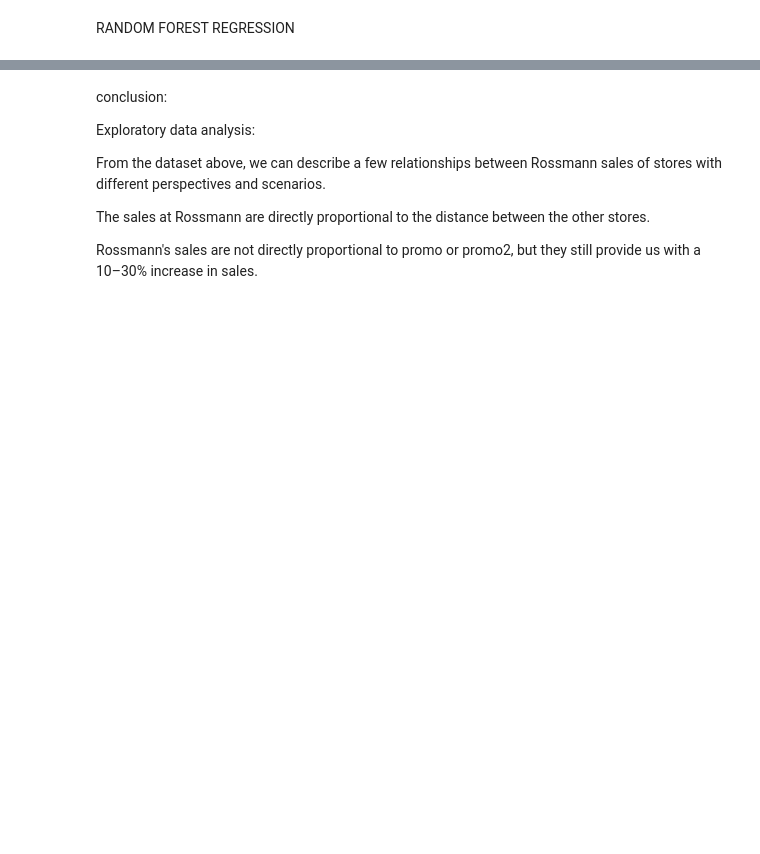
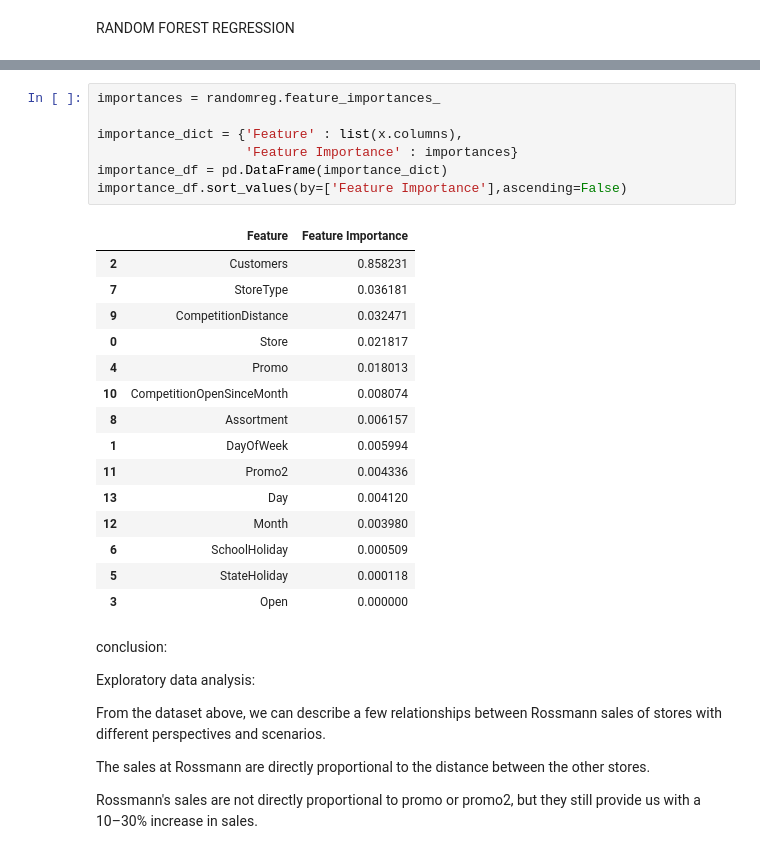
Before and after one commit to sanjayyanadi/Supervised_Regression_Model, a Jupyter notebook: Rossmann_Sales_Prediction_Capstone_Project.ipynb, the cells around one changed output, grey strips where cells are left out. Drawn from its saved outputs; the diff is of its cells as text; blank space fills up the shorter version.

```diff
--- a/Rossmann_Sales_Prediction_Capstone_Project.ipynb
+++ b/Rossmann_Sales_Prediction_Capstone_Project.ipynb
@@ -602,3 +679,26 @@ plt.show()
+# %%
+importances = randomreg.feature_importances_
+
+importance_dict = {'Feature' : list(x.columns),
+                   'Feature Importance' : importances}
+importance_df = pd.DataFrame(importance_dict)
+importance_df.sort_values(by=['Feature Importance'],ascending=False)
+# %% [output]
+|  | Feature | Feature Importance |
+| 2 | Customers | 0.858231 |
+| 7 | StoreType | 0.036181 |
+| 9 | CompetitionDistance | 0.032471 |
+| 0 | Store | 0.021817 |
+| 4 | Promo | 0.018013 |
+| 10 | CompetitionOpenSinceMonth | 0.008074 |
+| 8 | Assortment | 0.006157 |
+| 1 | DayOfWeek | 0.005994 |
+| 11 | Promo2 | 0.004336 |
+| 13 | Day | 0.004120 |
+| 12 | Month | 0.003980 |
+| 6 | SchoolHoliday | 0.000509 |
+| 5 | StateHoliday | 0.000118 |
+| 3 | Open | 0.000000 |
 # %% [markdown]
 conclusion:
 
```
Also changed, not shown: parts of 18 cells of this notebook.
